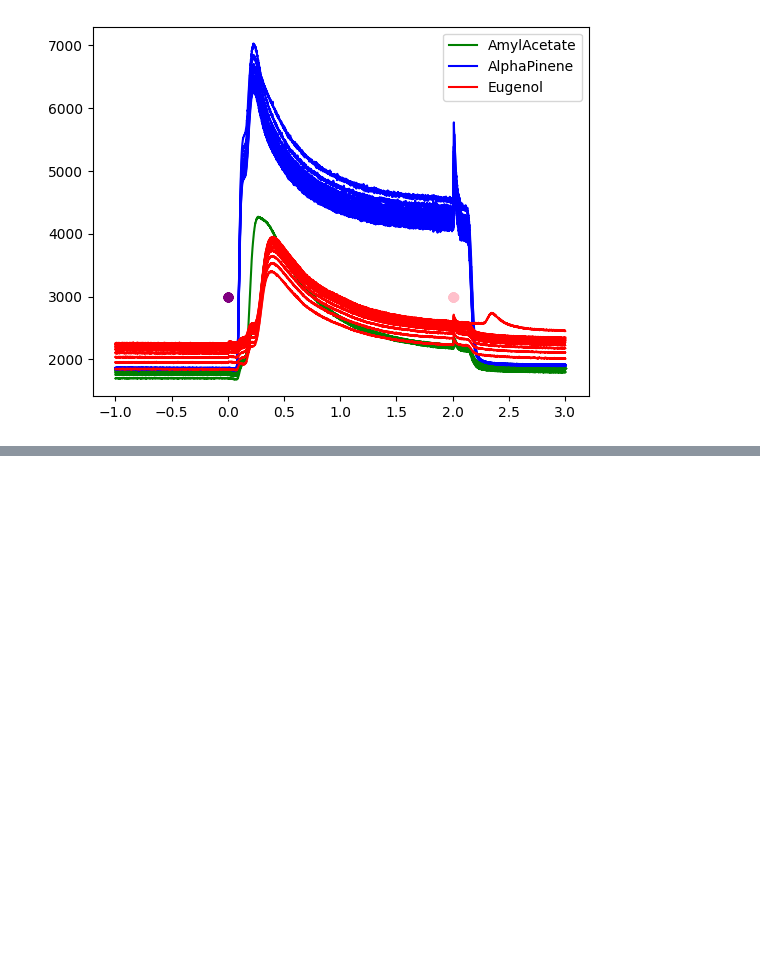
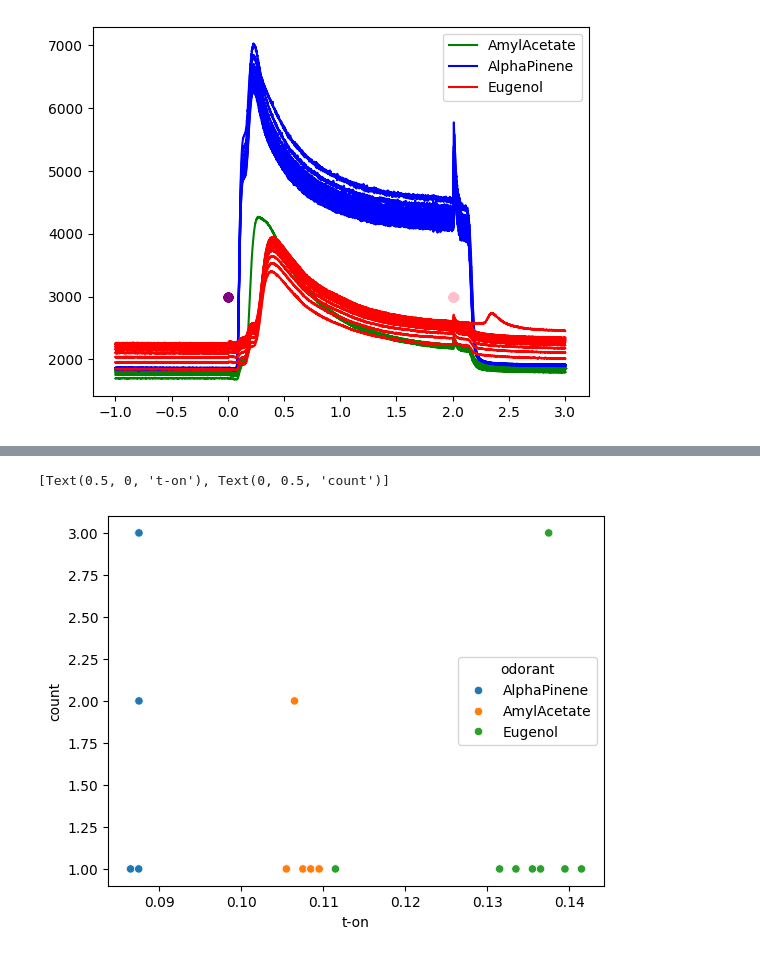
Before and after one commit to AllenNeuralDynamics/aind-behavior-rig-calibration, a Jupyter notebook: examples/olfacto_second_attempt.ipynb, the cells around one changed output, grey strips where cells are left out. Drawn from its saved outputs; the diff is of its cells as text; code cells hidden in the pictures; blank space fills up the shorter version.

```diff
--- a/examples/olfacto_second_attempt.ipynb
+++ b/examples/olfacto_second_attempt.ipynb
@@ -407,0 +386,30 @@ fig.tight_layout()
+# %%
+def fiveX_revSD():
+    output_list = []
+
+    for i in range(len(valve_calTrue)):
+        x = valve_calTrue['seconds'][i]
+        y = valve_calTrue['data'][i]
+        time_valve_off = valve_calTrue['time_valve_closed'][i]
+
+        df = pd.DataFrame({'y': y}, index = x)
+        df = df[df.index >= time_valve_off]
+        df_rev = df.iloc[::-1]
+
+        win_size = int(len(df) * 10 / 100)
+        df_roll = df_rev.rolling(win_size).std().dropna()
+
+        baseline_sd = np.mean(df_roll.iloc[0:100])
+        threshold = 5 * baseline_sd
+
+        for j in df_roll.values:
+            if j >= threshold:
+                output_val = df_roll.index[df_roll['y'] == j[0]][0]
+                output_list.append(output_val)
+
+                break
+    return output_list
+# %%
+valve_calTrue.insert(valve_calTrue.shape[1], 't_OFF_5xSD', fiveX_revSD(), True)
+# %%
+valve_calTrue['t_OFF_5xSD'] = valve_calTrue['t_OFF_5xSD'] - valve_calTrue['time_valve_closed']
@@ -407,0 +422,3 @@ fig.tight_layout()
+# %%
+counts_ON = valve_calTrue.groupby(['odorant', 't_ON_5xSD']).count()['data'].reset_index()
+counts_ON
@@ -407,0 +443,5 @@ fig.tight_layout()
+# %%
+sns.scatterplot(x = 't_ON_5xSD', y = 'data', hue = 'odorant', data = counts_ON).set(xlabel = 't-on', ylabel = 'count')
+# %% [output]
+[Text(0.5, 0, 't-on'), Text(0, 0.5, 'count')]
+[figure, added]
```
Also changed, not shown: parts of 43 cells of this notebook.
